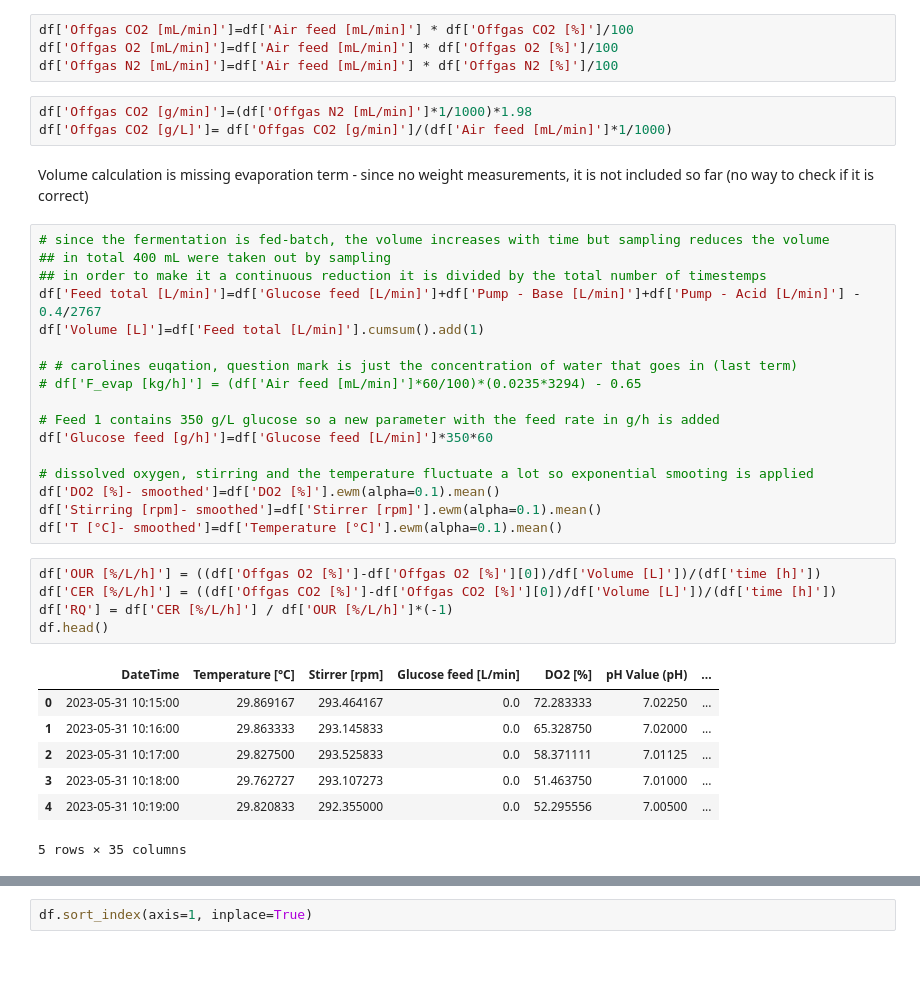
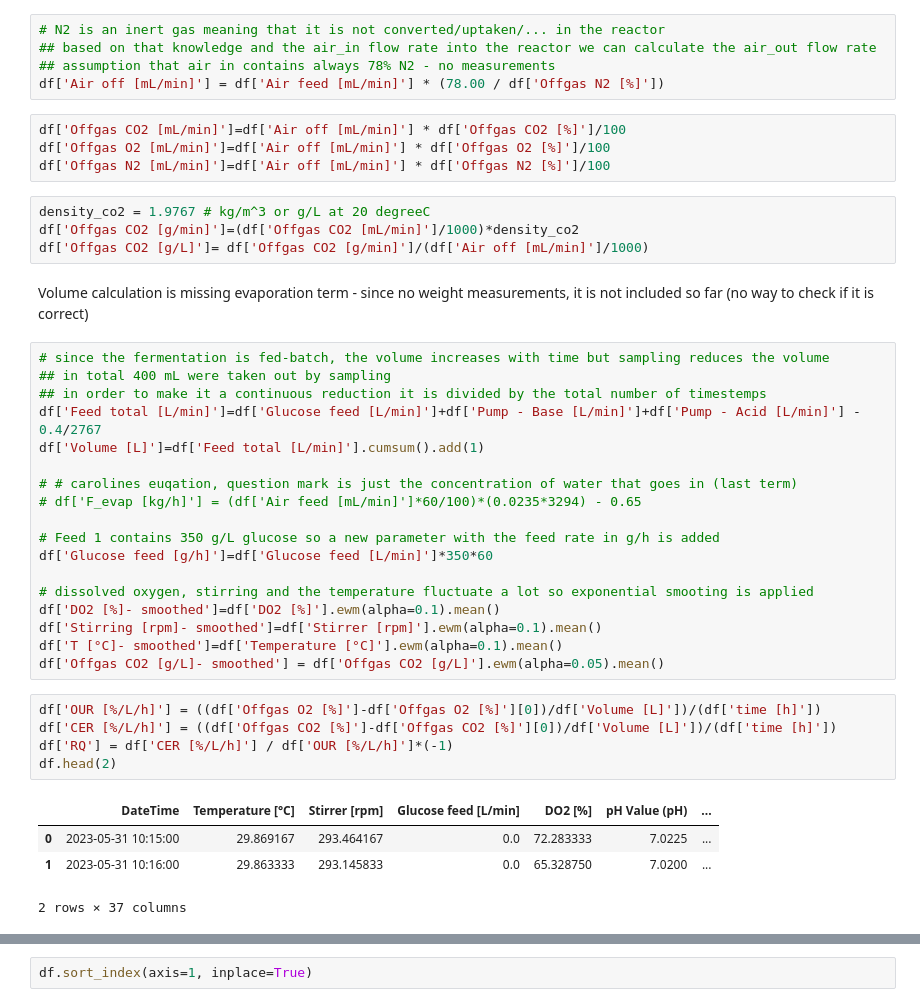
Before and after one commit to boripf/hybrid-model-corynebacterium, a Jupyter notebook: A_preprocessing.ipynb, the cells around one changed output, grey strips where cells are left out. Saved outputs shown, nothing was run; the diff lists cells and outputs as text; blank space fills up the shorter version.

```diff
--- a/A_preprocessing.ipynb
+++ b/A_preprocessing.ipynb
@@ -243,10 +216,16 @@ df['Air feed [mL/min]']=df['Air feed [mL/min]']/(10)
+# %%
+# N2 is an inert gas meaning that it is not converted/uptaken/... in the reactor
+## based on that knowledge and the air_in flow rate into the reactor we can calculate the air_out flow rate
+## assumption that air in contains always 78% N2 - no measurements
+df['Air off [mL/min]'] = df['Air feed [mL/min]'] * (78.00 / df['Offgas N2 [%]'])
 # %%
-df['Offgas CO2 [mL/min]']=df['Air feed [mL/min]'] * df['Offgas CO2 [%]']/100
-df['Offgas O2 [mL/min]']=df['Air feed [mL/min]'] * df['Offgas O2 [%]']/100
-df['Offgas N2 [mL/min]']=df['Air feed [mL/min]'] * df['Offgas N2 [%]']/100
+df['Offgas CO2 [mL/min]']=df['Air off [mL/min]'] * df['Offgas CO2 [%]']/100
+df['Offgas O2 [mL/min]']=df['Air off [mL/min]'] * df['Offgas O2 [%]']/100
+df['Offgas N2 [mL/min]']=df['Air off [mL/min]'] * df['Offgas N2 [%]']/100
 # %%
-df['Offgas CO2 [g/min]']=(df['Offgas N2 [mL/min]']*1/1000)*1.98
-df['Offgas CO2 [g/L]']= df['Offgas CO2 [g/min]']/(df['Air feed [mL/min]']*1/1000)
+density_co2 = 1.9767 # kg/m^3 or g/L at 20 degreeC
+df['Offgas CO2 [g/min]']=(df['Offgas CO2 [mL/min]']/1000)*density_co2
+df['Offgas CO2 [g/L]']= df['Offgas CO2 [g/min]']/(df['Air off [mL/min]']/1000)
 # %% [markdown]
 Volume calculation is missing evaporation term - since no weight measurements, it is not included so far (no way to check if it is correct)
 # %%
@@ -266,19 +245,17 @@ df['Glucose feed [g/h]']=df['Glucose feed [L/min]']*350*60
 df['DO2 [%]- smoothed']=df['DO2 [%]'].ewm(alpha=0.1).mean()
 df['Stirring [rpm]- smoothed']=df['Stirrer [rpm]'].ewm(alpha=0.1).mean()
 df['T [°C]- smoothed']=df['Temperature [°C]'].ewm(alpha=0.1).mean()
+df['Offgas CO2 [g/L]- smoothed'] = df['Offgas CO2 [g/L]'].ewm(alpha=0.05).mean()
 # %%
 df['OUR [%/L/h]'] = ((df['Offgas O2 [%]']-df['Offgas O2 [%]'][0])/df['Volume [L]'])/(df['time [h]'])
 df['CER [%/L/h]'] = ((df['Offgas CO2 [%]']-df['Offgas CO2 [%]'][0])/df['Volume [L]'])/(df['time [h]'])
 df['RQ'] = df['CER [%/L/h]'] / df['OUR [%/L/h]']*(-1)
-df.head()
+df.head(2)
 # %% [output]
 |  | DateTime | Temperature [°C] | Stirrer [rpm] | Glucose feed [L/min] | DO2 [%] | pH Value (pH) | ... |
-| 0 | 2023-05-31 10:15:00 | 29.869167 | 293.464167 | 0.0 | 72.283333 | 7.02250 | ... |
-| 1 | 2023-05-31 10:16:00 | 29.863333 | 293.145833 | 0.0 | 65.328750 | 7.02000 | ... |
-| 2 | 2023-05-31 10:17:00 | 29.827500 | 293.525833 | 0.0 | 58.371111 | 7.01125 | ... |
-| 3 | 2023-05-31 10:18:00 | 29.762727 | 293.107273 | 0.0 | 51.463750 | 7.01000 | ... |
-| 4 | 2023-05-31 10:19:00 | 29.820833 | 292.355000 | 0.0 | 52.295556 | 7.00500 | ... |
+| 0 | 2023-05-31 10:15:00 | 29.869167 | 293.464167 | 0.0 | 72.283333 | 7.0225 | ... |
+| 1 | 2023-05-31 10:16:00 | 29.863333 | 293.145833 | 0.0 | 65.328750 | 7.0200 | ... |
-5 rows × 35 columns
+2 rows × 37 columns
 # %%
 # the total volume in the end of the fermentation is compared with the experimental data
 df['Volume [L]'].max()
```
Also changed, not shown: parts of 18 cells of this notebook, 10 other files.
